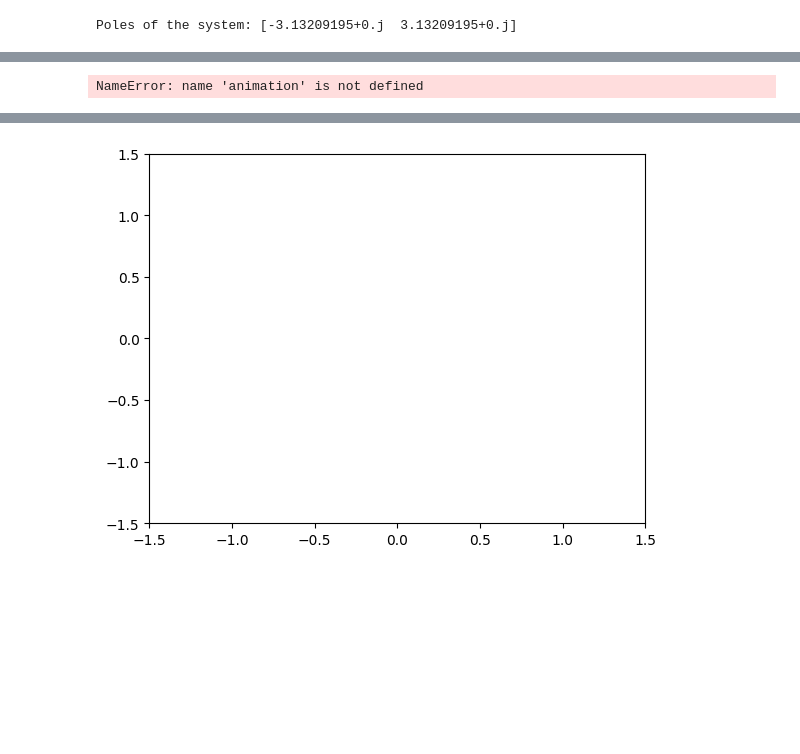
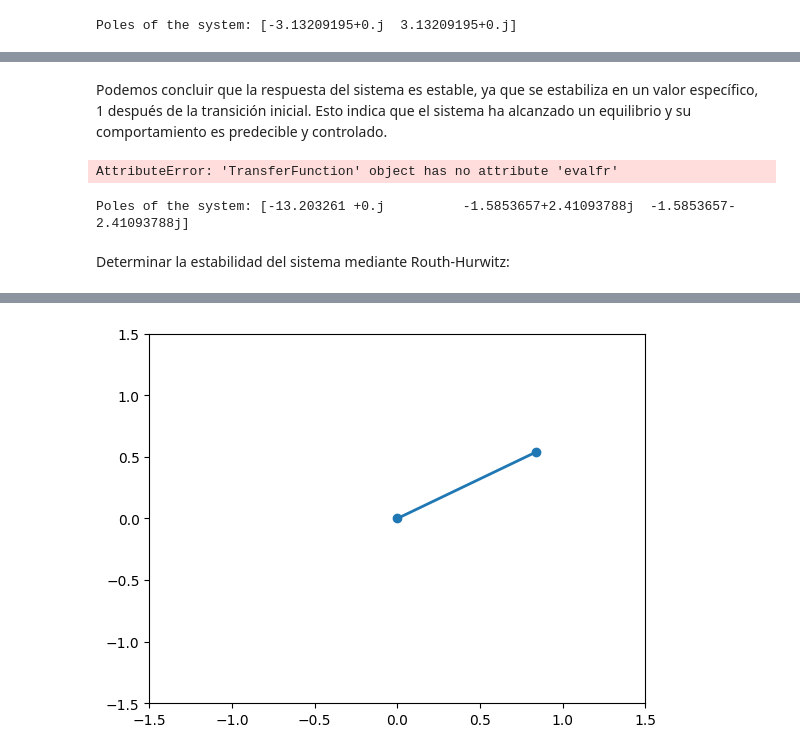
Before and after one commit to CeliaDiazSanchez/Sistemas__Control, a Jupyter notebook: PF.ipynb, the cells around one changed output, grey strips where cells are left out. Saved outputs shown, nothing was run; the diff lists cells and outputs as text; code cells hidden in the pictures; blank space fills up the shorter version.

```diff
--- a/PF.ipynb
+++ b/PF.ipynb
@@ -57,0 +182,2 @@ plt.show()
+# %% [markdown]
+Podemos concluir que la respuesta del sistema es estable, ya que se estabiliza en un valor específico, 1 después de la transición inicial. Esto indica que el sistema ha alcanzado un equilibrio y su comportamiento es predecible y controlado.
@@ -58,13 +202,59 @@ plt.show()
+# %%
+# Frecuencia de cruce deseada y margen de fase
+crossover_freq = 2  # Hz
+phase_margin = 45   # grados
+
+# Sintonización del controlador PID basado en respuesta en frecuencia
+Kp, Ki, Kd = frequency_response_tuning(G, crossover_freq, phase_margin)
+
+# Visualización de los resultados
+print("Valores iniciales de los parámetros PID:")
+print("Kp:", Kp)
+print("Ki:", Ki)
+print("Kd:", Kd)
+
+# Simulación del sistema en lazo cerrado con el controlador PID diseñado
+controller = ctrl.TransferFunction([Kd, Kp, Ki], [1, 0])
+closed_loop = ctrl.feedback(G * controller)
+t, y = ctrl.step_response(closed_loop)
+
+# Visualización de la respuesta del sistema en el tiempo
+plt.plot(t, y)
+plt.xlabel('Tiempo (s)')
+plt.ylabel('Respuesta del Sistema')
+plt.title('Respuesta del Sistema en Lazo Cerrado')
+plt.grid(True)
+plt.show()
+# %% [output]
+AttributeError: 'TransferFunction' object has no attribute 'evalfr'
+# %%
+# Obtener los polos del sistema en lazo cerrado
+poles_closed_loop = ctrl.poles(closed_loop)
+print("Poles of the system:", poles_closed_loop)
+# %% [output]
+Poles of the system: [-13.203261 +0.j          -1.5853657+2.41093788j  -1.5853657-2.41093788j]
+# %% [markdown]
+Determinar la estabilidad del sistema mediante Routh-Hurwitz:
 # %%
+from matplotlib import animation, rc
+from IPython.display import HTML
+
+# Define la función de animación
 def animate(i):
-  line.set_data([0, np.sin(y[i])], [0, np.cos(y[i])])
-  return line,
+    line.set_data([0, np.sin(y[i])], [0, np.cos(y[i])])
+    return line,
 
+# Crea la figura y los ejes
 fig, ax = plt.subplots()
 ax.set_xlim(-1.5, 1.5)
 ax.set_ylim(-1.5, 1.5)
+
+# Crea la línea para la animación
 line, = ax.plot([], [], 'o-', lw=2)
+
+# Crea la animación
 ani = animation.FuncAnimation(fig, animate, frames=len(y), interval=50, blit=True)
-plt.show()
+
+# Muestra la animación
+HTML(ani.to_html5_video())
 # %% [output]
-NameError: name 'animation' is not defined
@@ -71 +262 @@ NameError: name 'animation' is not defined
-[figure, old version]
+[figure, new version]
```
Also changed, not shown: parts of 15 cells of this notebook.
